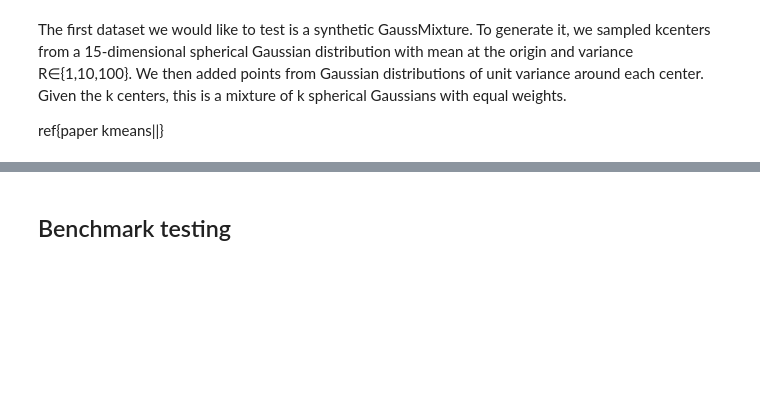
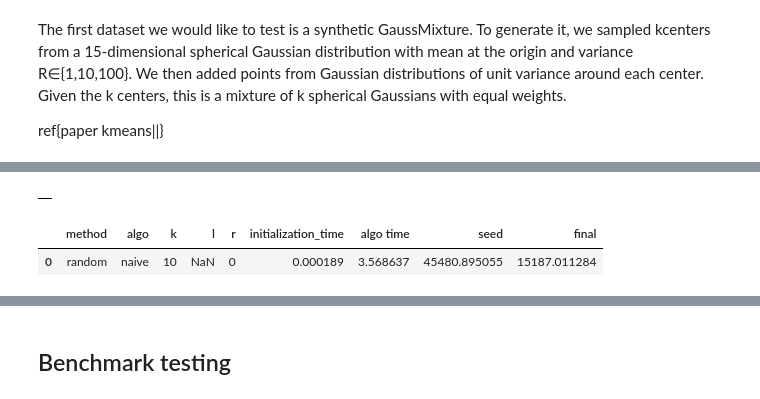
Before and after one commit to GiacomoGasparotto/Distributed-K-means, a Jupyter notebook: benchmark.ipynb, the cells around one changed output, grey strips where cells are left out. Cells and saved outputs as stored; diff of their text form; code cells hidden in the pictures; blank space fills up the shorter version.

```diff
--- a/benchmark.ipynb
+++ b/benchmark.ipynb
@@ -109,0 +78,4 @@ print(f"Shape of RDD object: ({num_elements}, {element_dim})")
+# %%
+gm_narray = gauss_mixture(n=50, k=10, dim=15, R=10)
+gm_df = pd.DataFrame(gm_narray)
+gm_df.info()
@@ -109,0 +142,74 @@ print(f"Shape of RDD object: ({num_elements}, {element_dim})")
+# %%
+#################### MINI BATCH ####################
+data_rdd = gm_rdd
+k = 10
+l = 0.5*k
+r = 0
+iterations = 10
+batch_fraction = 0.1
+results = []
+
+# start = time.time()
+# centroidsParallel1 = kMeansParallel_init(data_rdd, k, l, r)
+# init_time = time.time() - start
+# start = time.time()
+# seed_cost = cost_function(data_rdd, centroidsParallel1)
+# final_centroids = miniBatchKMeans(data_rdd, centroidsParallel1, iterations, batch_fraction)
+# algo_time = time.time() - start
+# final_cost = cost_function(data_rdd, final_centroids)
+
+# results.append({
+#     "method": "(mini)kmeans|| (l=k/2)",
+#     "k": k,
+#     "l": 0.5*k,
+#     "r": r,
+#     "initialization_time (s)":f"{init_time:.3f}",
+#     "algo time (s)":f"{algo_time:.3f}",
+#     "seed": seed_cost,
+#     "final": final_cost
+# })
+results = pd.DataFrame(results)
+results
+# %% [output]
+|  |
+# %%
+#################### RANDOM ####################
+data_rdd = gm_rdd
+k = 10
+l = 0.5*k
+r = 0
+iterations = 10
+batch_fraction = 0.1
+results = []
+algo = "naive"
+
+######## 1 - Random Init ########
+start = time.time()
+######## Init ########
+centroidsRandom = gm_narray[np.random.choice(gm_narray.shape[0], size=k, replace=False)]
+init_time = time.time() - start
+seed_cost = cost_function(data_rdd, centroidsRandom)
+start = time.time()
+######## Algo ########
+if algo=="naive": final_centroids = naiveKMeans(data_rdd, centroidsRandom, iterations)
+else: final_centroids = miniBatchKMeans(data_rdd, centroidsRandom, iterations, batch_fraction)
+algo_time = time.time() - start
+final_cost = cost_function(data_rdd, final_centroids)
+
+results.append({
+    "method": "random",
+    "algo": algo,
+    "k": k,
+    "l": np.nan,
+    "r": r,
+    "initialization_time": init_time,
+    "algo time": algo_time,
+    "seed": seed_cost,
+    "final": final_cost
+})
+
+results = pd.DataFrame(results)
+results
+# %% [output]
+|  | method | algo | k | l | r | initialization_time | algo time | seed | final |
+| 0 | random | naive | 10 | NaN | 0 | 0.000189 | 3.568637 | 45480.895055 | 15187.011284 |
```
Also changed, not shown: parts of 27 cells of this notebook, 1 other file.
